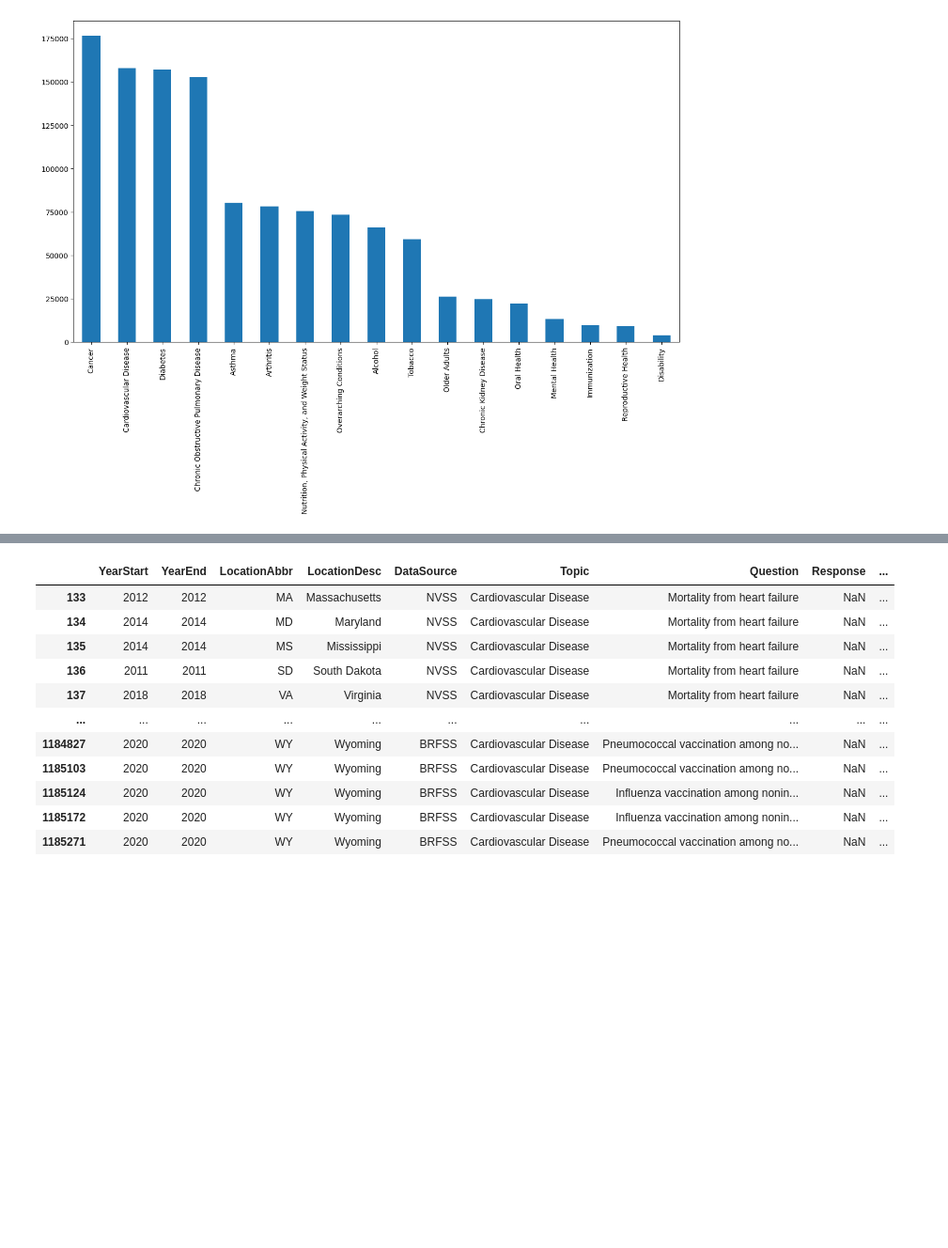
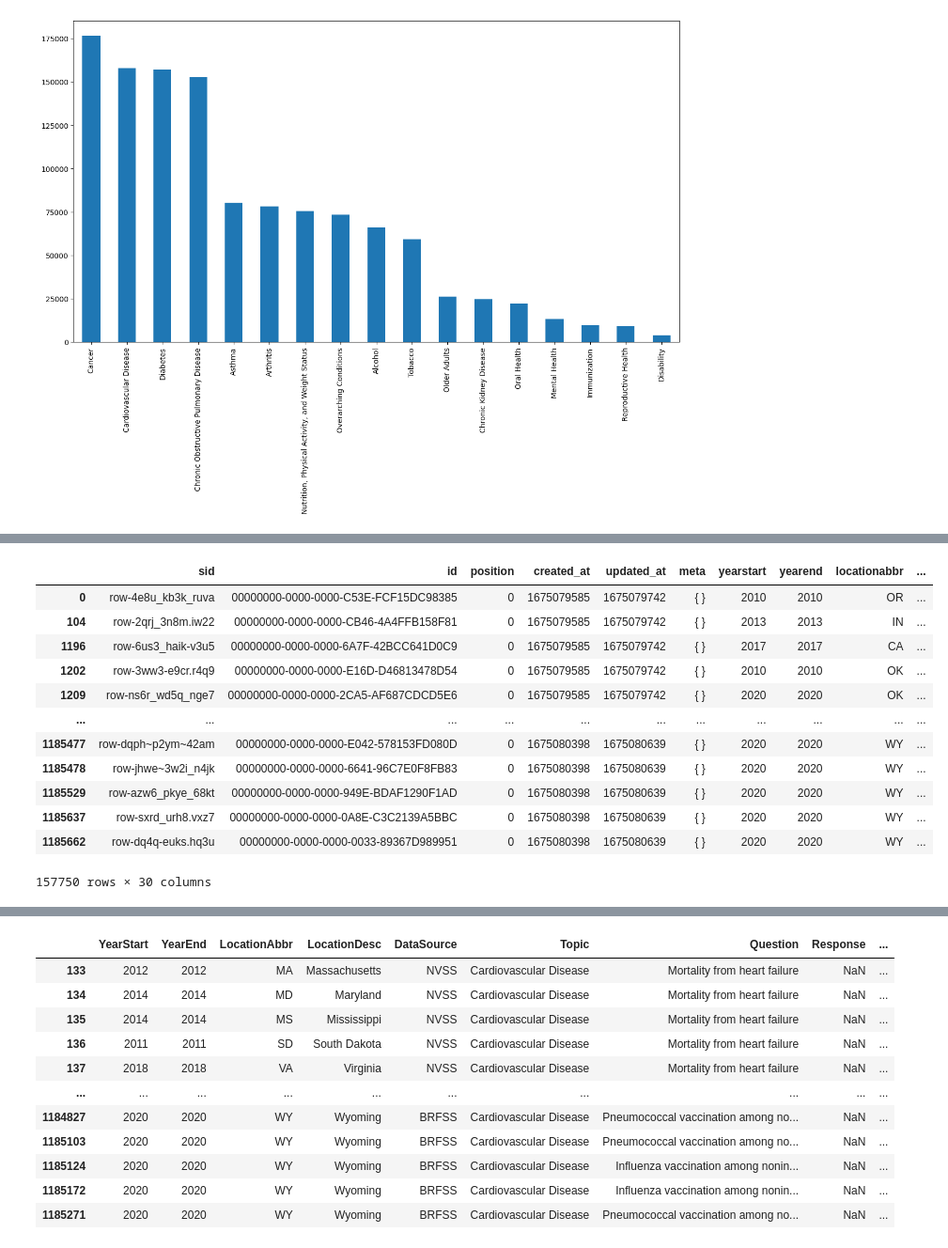
Before and after one commit to Diwakarmogarala/hds5210-2023, a Jupyter notebook: final/project.ipynb, the cells around one changed output, grey strips where cells are left out. Shown at 94% size. Cells and saved outputs as stored; diff of their text form; code cells hidden in the pictures; blank space fills up the shorter version.

```diff
--- a/final/project.ipynb
+++ b/final/project.ipynb
@@ -50,0 +102,16 @@ heart_disease.locationabbr.value_counts().plot(kind = 'bar', figsize=(15,8))
+# %%
+heart_disease
+# %% [output]
+|  | sid | id | position | created_at | updated_at | meta | yearstart | yearend | locationabbr | ... |
+| 0 | row-4e8u_kb3k_ruva | 00000000-0000-0000-C53E-FCF15DC98385 | 0 | 1675079585 | 1675079742 | { } | 2010 | 2010 | OR | ... |
+| 104 | row-2qrj_3n8m.iw22 | 00000000-0000-0000-CB46-4A4FFB158F81 | 0 | 1675079585 | 1675079742 | { } | 2013 | 2013 | IN | ... |
+| 1196 | row-6us3_haik-v3u5 | 00000000-0000-0000-6A7F-42BCC641D0C9 | 0 | 1675079585 | 1675079742 | { } | 2017 | 2017 | CA | ... |
+| 1202 | row-3ww3-e9cr.r4q9 | 00000000-0000-0000-E16D-D46813478D54 | 0 | 1675079585 | 1675079742 | { } | 2010 | 2010 | OK | ... |
+| 1209 | row-ns6r_wd5q_nge7 | 00000000-0000-0000-2CA5-AF687CDCD5E6 | 0 | 1675079585 | 1675079742 | { } | 2020 | 2020 | OK | ... |
+| ... | ... | ... | ... | ... | ... | ... | ... | ... | ... | ... |
+| 1185477 | row-dqph~p2ym~42am | 00000000-0000-0000-E042-578153FD080D | 0 | 1675080398 | 1675080639 | { } | 2020 | 2020 | WY | ... |
+| 1185478 | row-jhwe~3w2i_n4jk | 00000000-0000-0000-6641-96C7E0F8FB83 | 0 | 1675080398 | 1675080639 | { } | 2020 | 2020 | WY | ... |
+| 1185529 | row-azw6_pkye_68kt | 00000000-0000-0000-949E-BDAF1290F1AD | 0 | 1675080398 | 1675080639 | { } | 2020 | 2020 | WY | ... |
+| 1185637 | row-sxrd_urh8.vxz7 | 00000000-0000-0000-0A8E-C3C2139A5BBC | 0 | 1675080398 | 1675080639 | { } | 2020 | 2020 | WY | ... |
+| 1185662 | row-dq4q-euks.hq3u | 00000000-0000-0000-0033-89367D989951 | 0 | 1675080398 | 1675080639 | { } | 2020 | 2020 | WY | ... |
+157750 rows × 30 columns
```
Also changed, not shown: parts of 7 cells of this notebook.
